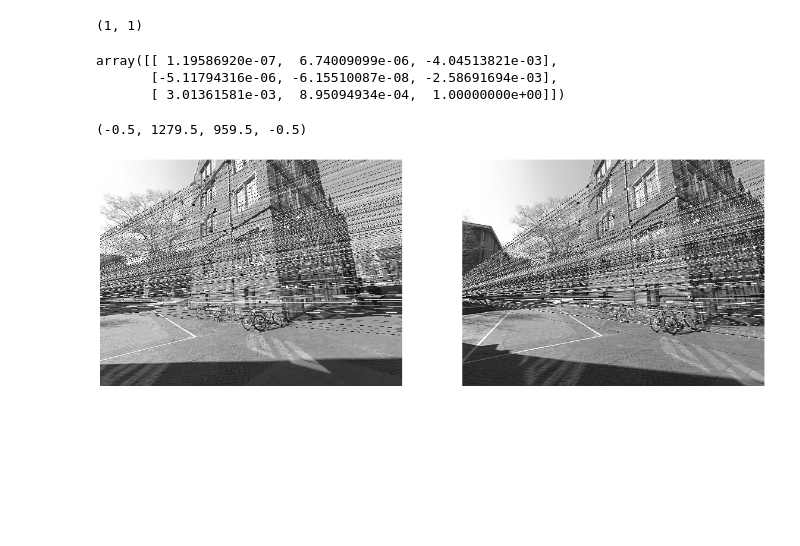
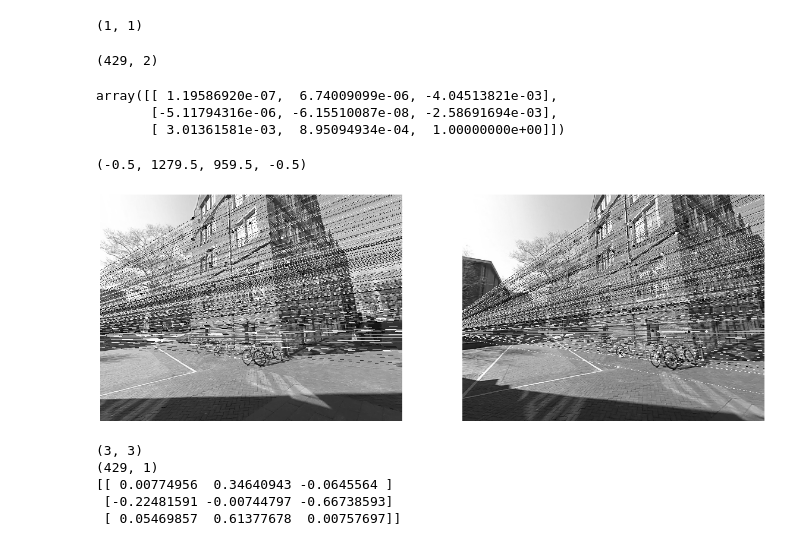
Before and after one commit to zcemycl/ProbabilisticPerspectiveMachineLearning, a Jupyter notebook: Computer Vision/Point Cloud/PointCloud.ipynb, the cells around one changed output. Drawn from its saved outputs; the diff is of its cells as text; code cells hidden in the pictures; blank space fills up the shorter version.

```diff
--- a/Computer Vision/Point Cloud/PointCloud.ipynb
+++ b/Computer Vision/Point Cloud/PointCloud.ipynb
@@ -19,6 +32,10 @@ C = data['C'][0][0]; R = data['R'][0][0]
 img1 = data['img1'][0][0].astype(np.uint8)
 img2 = data['img2'][0][0].astype(np.uint8)
 img3 = data['img3'][0][0].astype(np.uint8)
+# %%
+x1.shape
+# %% [output]
+(429, 2)
 # %%
 F, mask = cv2.findFundamentalMat(x1,x2,cv2.FM_LMEDS)
 # %%
@@ -49,19 +66,30 @@ def drawlines(img1,img2,lines,pts1,pts2):
 # %%
 # Find epilines corresponding to points in right image (second image) and
 # drawing its lines on left image
 lines1 = cv2.computeCorrespondEpilines(pts2.reshape(-1,1,2), 2,F)
 lines1 = lines1.reshape(-1,3)
-img5,img6 = drawlines(img1,img2,lines1,pts1,pts2)
+img4,img5 = drawlines(img1,img2,lines1,pts1,pts2)
 
 # Find epilines corresponding to points in left image (first image) and
 # drawing its lines on right image
 lines2 = cv2.computeCorrespondEpilines(pts1.reshape(-1,1,2), 1,F)
 lines2 = lines2.reshape(-1,3)
-img3,img4 = drawlines(img2,img1,lines2,pts2,pts1)
+img6,img7 = drawlines(img2,img1,lines2,pts2,pts1)
 
 plt.figure(figsize=(20,10)); plt.set_cmap('gray');
-plt.subplot(121);plt.imshow(img5);  plt.axis('off')
-plt.subplot(122);plt.imshow(img3); plt.axis('off')
+plt.subplot(121);plt.imshow(img4);  plt.axis('off')
+plt.subplot(122);plt.imshow(img6); plt.axis('off')
 # %% [output]
 (-0.5, 1279.5, 959.5, -0.5)
-[figure, old version]
+[figure, new version]
+# %%
+retval, mask = cv2.findEssentialMat(x1,x2,K)
+print(retval.shape)
+print(mask.shape)
+print(retval)
+# %% [output]
+(3, 3)
+(429, 1)
+[[ 0.00774956  0.34640943 -0.0645564 ]
+ [-0.22481591 -0.00744797 -0.66738593]
+ [ 0.05469857  0.61377678  0.00757697]]
```
Also changed, not shown: parts of 18 cells of this notebook.
